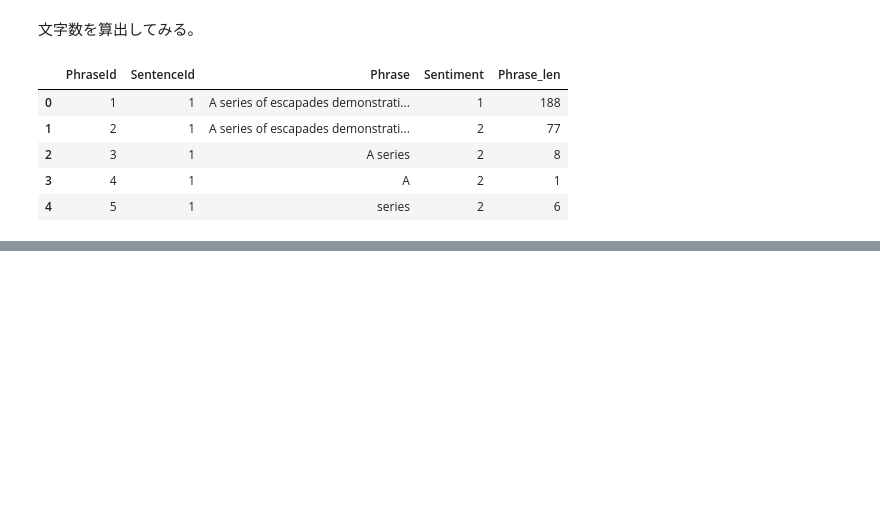
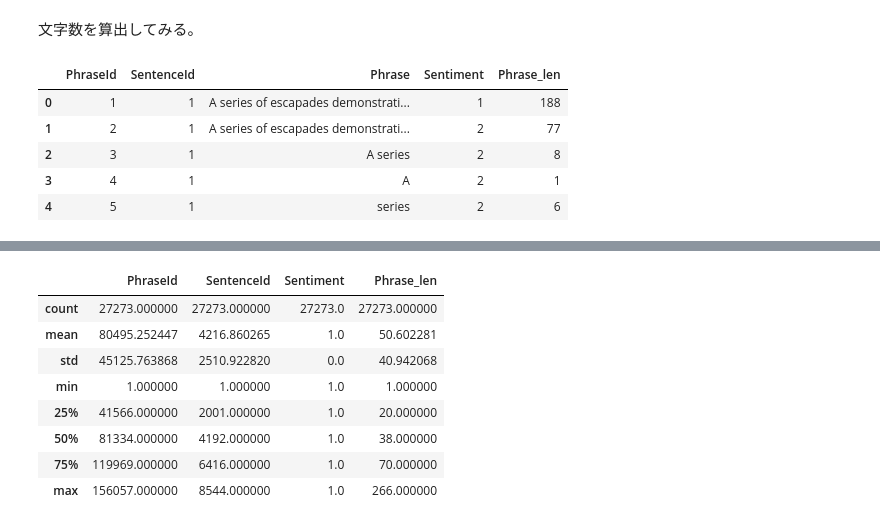
Before and after one commit to gussan-me/-Sentiment_Analysis_on_Movie_Review-, a Jupyter notebook: Sentimt-Analysis-on-Movie-Review.ipynb, the cells around one changed output, grey strips where cells are left out. Cells and saved outputs as stored; diff of their text form; code cells hidden in the pictures; blank space fills up the shorter version.

```diff
--- a/Sentimt-Analysis-on-Movie-Review.ipynb
+++ b/Sentimt-Analysis-on-Movie-Review.ipynb
@@ -180,0 +195,12 @@ Text(0.5, 0, 'Phrase Length')
+# %%
+train_df[train_df.Sentiment==1].describe()
+# %% [output]
+|  | PhraseId | SentenceId | Sentiment | Phrase_len |
+| count | 27273.000000 | 27273.000000 | 27273.0 | 27273.000000 |
+| mean | 80495.252447 | 4216.860265 | 1.0 | 50.602281 |
+| std | 45125.763868 | 2510.922820 | 0.0 | 40.942068 |
+| min | 1.000000 | 1.000000 | 1.0 | 1.000000 |
+| 25% | 41566.000000 | 2001.000000 | 1.0 | 20.000000 |
+| 50% | 81334.000000 | 4192.000000 | 1.0 | 38.000000 |
+| 75% | 119969.000000 | 6416.000000 | 1.0 | 70.000000 |
+| max | 156057.000000 | 8544.000000 | 1.0 | 266.000000 |
```
Also changed, not shown: parts of 19 cells of this notebook.
